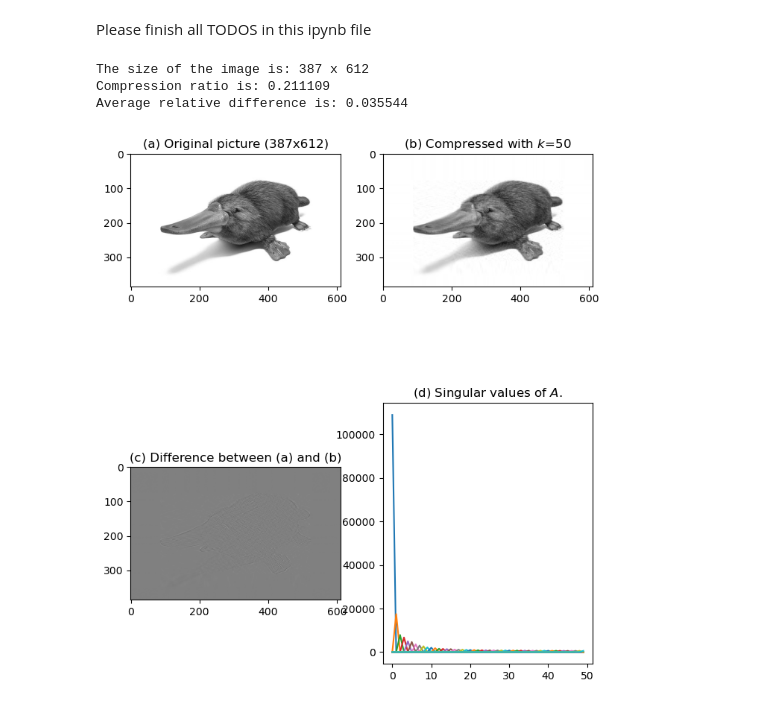
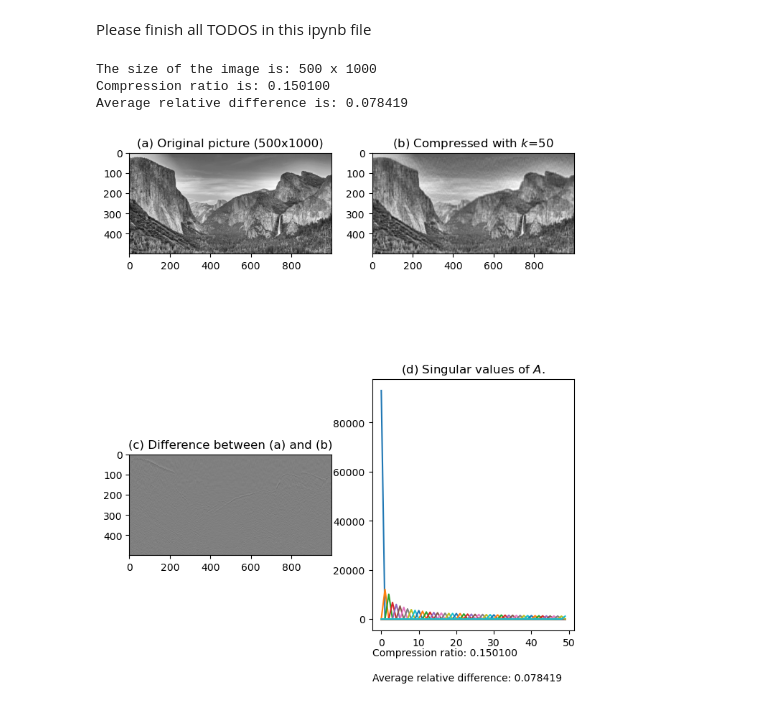
Before and after one commit to justforfun0906/Learning-Python, a Jupyter notebook: LA_HW4/template (1).ipynb, the cells around one changed output. Saved outputs shown, nothing was run; the diff lists cells and outputs as text; code cells hidden in the pictures.

```diff
--- a/LA_HW4/template (1).ipynb
+++ b/LA_HW4/template (1).ipynb
@@ -45,42 +45,46 @@ def average_relative_difference(original_image: np.ndarray, compressed_image: np
 plt.figure(figsize=(8, 10))
 
 # Read the image and convert it to gray scale
-file_name = 'p1.jpg'
+file_name = 'yosemite3.webp'
 original_image = rgb2gray(imageio.imread(file_name))
 height, width = np.shape(original_image)
 print("The size of the image is: {} x {}".format(height, width))
 
 # Display the original image
 f1 = plt.subplot(221)
 f1.set_title("(a) Original picture ({}x{})".format(height, width))
 plt.imshow(original_image, cmap="gray")
 
 # Perform compresion by SVD
 rank = 50
 compressed_image, image_singular_values = compress_image_by_svd(original_image, rank)
-
+#save the compressed image
+imageio.imwrite(f'compressed_{file_name}', compressed_image)
 # Display the compressed image
 f2 = plt.subplot(222)
 f2.set_title("(b) Compressed with $k$={}".format(rank))
 plt.imshow(compressed_image, cmap="gray")
 print("Compression ratio is: {:.6f}".format(compression_ratio(height, width, rank)))
 
 # Display the difference between the original image and the compressed image
 f3 = plt.subplot(223)
 f3.set_title("(c) Difference between (a) and (b)")
 plt.imshow(original_image-compressed_image, cmap="gray", vmin=-255, vmax=255)
 
 # Compute the average relative difference between the original image and the compressed image
 print("Average relative difference is: {:.6f}".format(average_relative_difference(original_image, compressed_image)))
 
 # Display the singular values
 f4 = plt.subplot(224)
 f4.set_title("(d) Singular values of $A$.")
 plt.plot(range(len(image_singular_values)), image_singular_values)
+#also plot the compresion ratio and relative difference
+plt.text(0, -0.1, "Compression ratio: {:.6f}".format(compression_ratio(height, width, rank)), transform=f4.transAxes)
+plt.text(0, -0.2, "Average relative difference: {:.6f}".format(average_relative_difference(original_image, compressed_image)), transform=f4.transAxes)
 plt.savefig(f'result_{file_name}')
 plt.show()
 # %% [output]
-The size of the image is: 387 x 612
-Compression ratio is: 0.211109
-Average relative difference is: 0.035544
+The size of the image is: 500 x 1000
+Compression ratio is: 0.150100
+Average relative difference is: 0.078419
-[figure, old version]
+[figure, new version]
```
Also changed, not shown: 24 other files.
